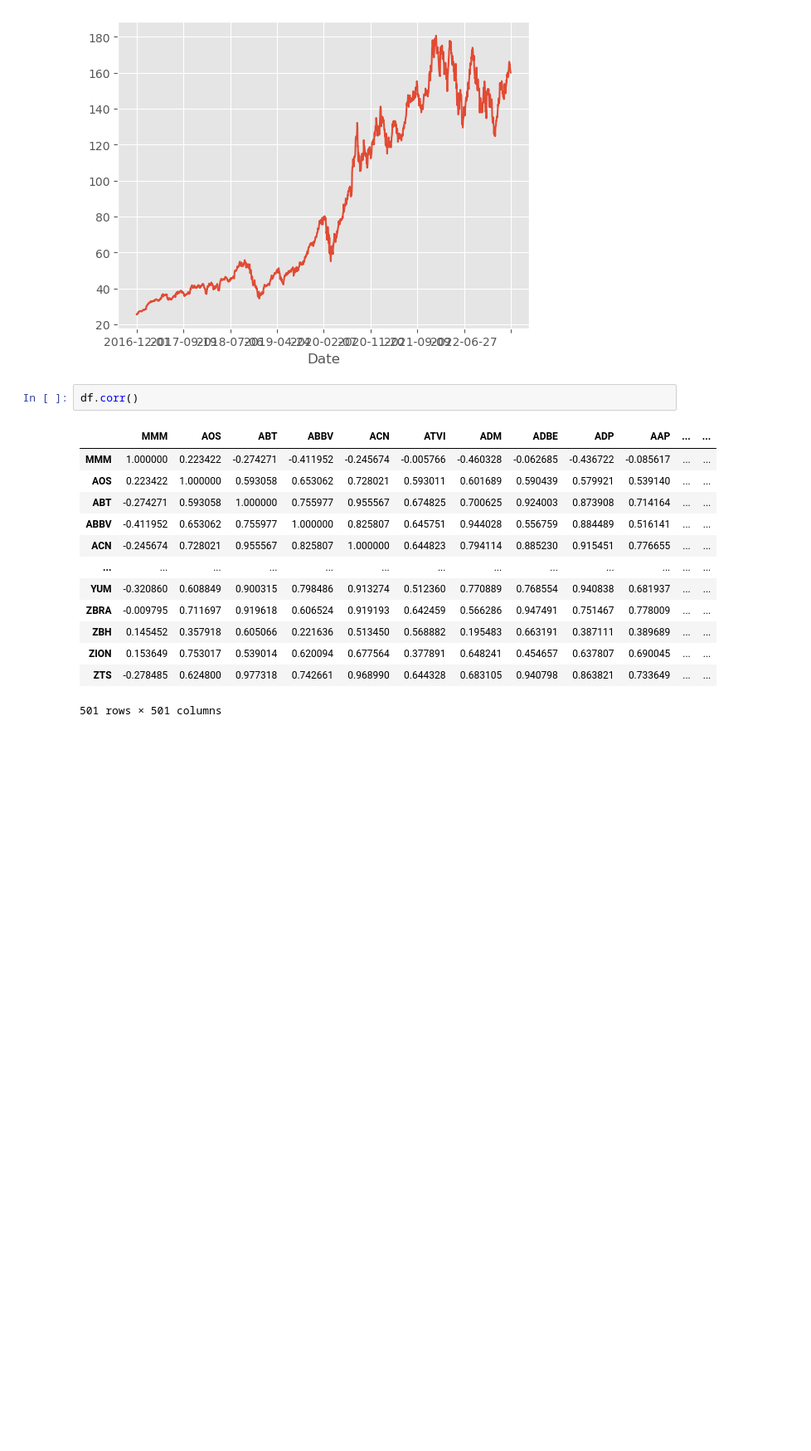
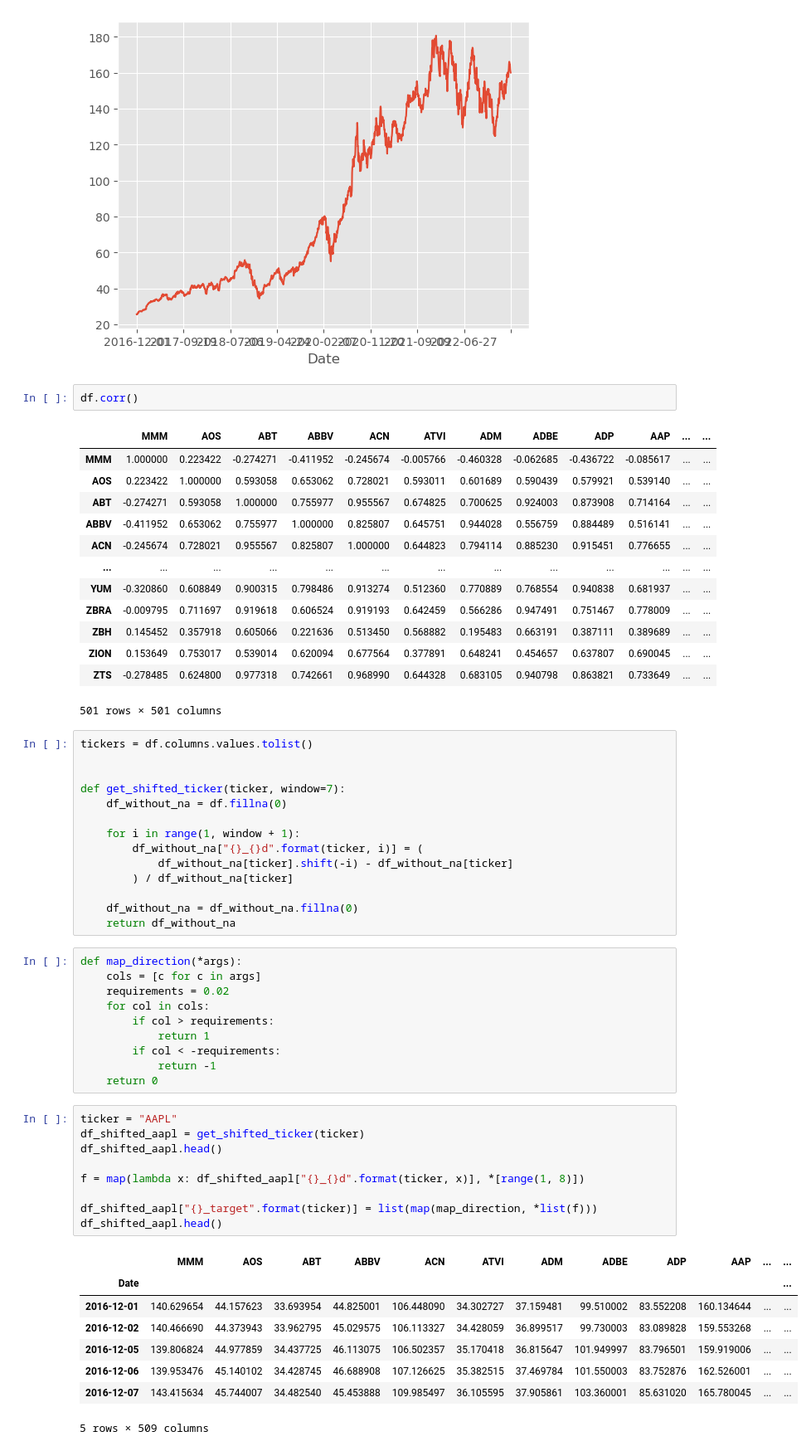
Before and after one commit to shezard/python-finance, a Jupyter notebook: work/Python Finance - 7 Reading complete Data.ipynb, the cells around one changed output. Shown: that part at 83% size. Cells and saved outputs as stored; diff of their text form; blank space fills up the shorter version.

```diff
--- a/work/Python Finance - 7 Reading complete Data.ipynb
+++ b/work/Python Finance - 7 Reading complete Data.ipynb
@@ -31,3 +33,45 @@ df.corr()
 | ZION | 0.153649 | 0.753017 | 0.539014 | 0.620094 | 0.677564 | 0.377891 | 0.648241 | 0.454657 | 0.637807 | 0.690045 | ... | ... |
 | ZTS | -0.278485 | 0.624800 | 0.977318 | 0.742661 | 0.968990 | 0.644328 | 0.683105 | 0.940798 | 0.863821 | 0.733649 | ... | ... |
 501 rows × 501 columns
+# %%
+tickers = df.columns.values.tolist()
+
+
+def get_shifted_ticker(ticker, window=7):
+    df_without_na = df.fillna(0)
+
+    for i in range(1, window + 1):
+        df_without_na["{}_{}d".format(ticker, i)] = (
+            df_without_na[ticker].shift(-i) - df_without_na[ticker]
+        ) / df_without_na[ticker]
+
+    df_without_na = df_without_na.fillna(0)
+    return df_without_na
+# %%
+def map_direction(*args):
+    cols = [c for c in args]
+    requirements = 0.02
+    for col in cols:
+        if col > requirements:
+            return 1
+        if col < -requirements:
+            return -1
+    return 0
+# %%
+ticker = "AAPL"
+df_shifted_aapl = get_shifted_ticker(ticker)
+df_shifted_aapl.head()
+
+f = map(lambda x: df_shifted_aapl["{}_{}d".format(ticker, x)], *[range(1, 8)])
+
+df_shifted_aapl["{}_target".format(ticker)] = list(map(map_direction, *list(f)))
+df_shifted_aapl.head()
+# %% [output]
+|  | MMM | AOS | ABT | ABBV | ACN | ATVI | ADM | ADBE | ADP | AAP | ... | ... |
+| Date |  |  |  |  |  |  |  |  |  |  |  | ... |
+| 2016-12-01 | 140.629654 | 44.157623 | 33.693954 | 44.825001 | 106.448090 | 34.302727 | 37.159481 | 99.510002 | 83.552208 | 160.134644 | ... | ... |
+| 2016-12-02 | 140.466690 | 44.373943 | 33.962795 | 45.029575 | 106.113327 | 34.428059 | 36.899517 | 99.730003 | 83.089828 | 159.553268 | ... | ... |
+| 2016-12-05 | 139.806824 | 44.977859 | 34.437725 | 46.113075 | 106.502357 | 35.170418 | 36.815647 | 101.949997 | 83.796501 | 159.919006 | ... | ... |
+| 2016-12-06 | 139.953476 | 45.140102 | 34.428745 | 46.688908 | 107.126625 | 35.382515 | 37.469784 | 101.550003 | 83.752876 | 162.526001 | ... | ... |
+| 2016-12-07 | 143.415634 | 45.744007 | 34.482540 | 45.453888 | 109.985497 | 36.105595 | 37.905861 | 103.360001 | 85.631020 | 165.780045 | ... | ... |
+5 rows × 509 columns
```
Also changed, not shown: parts of 4 cells of this notebook, 4 other files.
